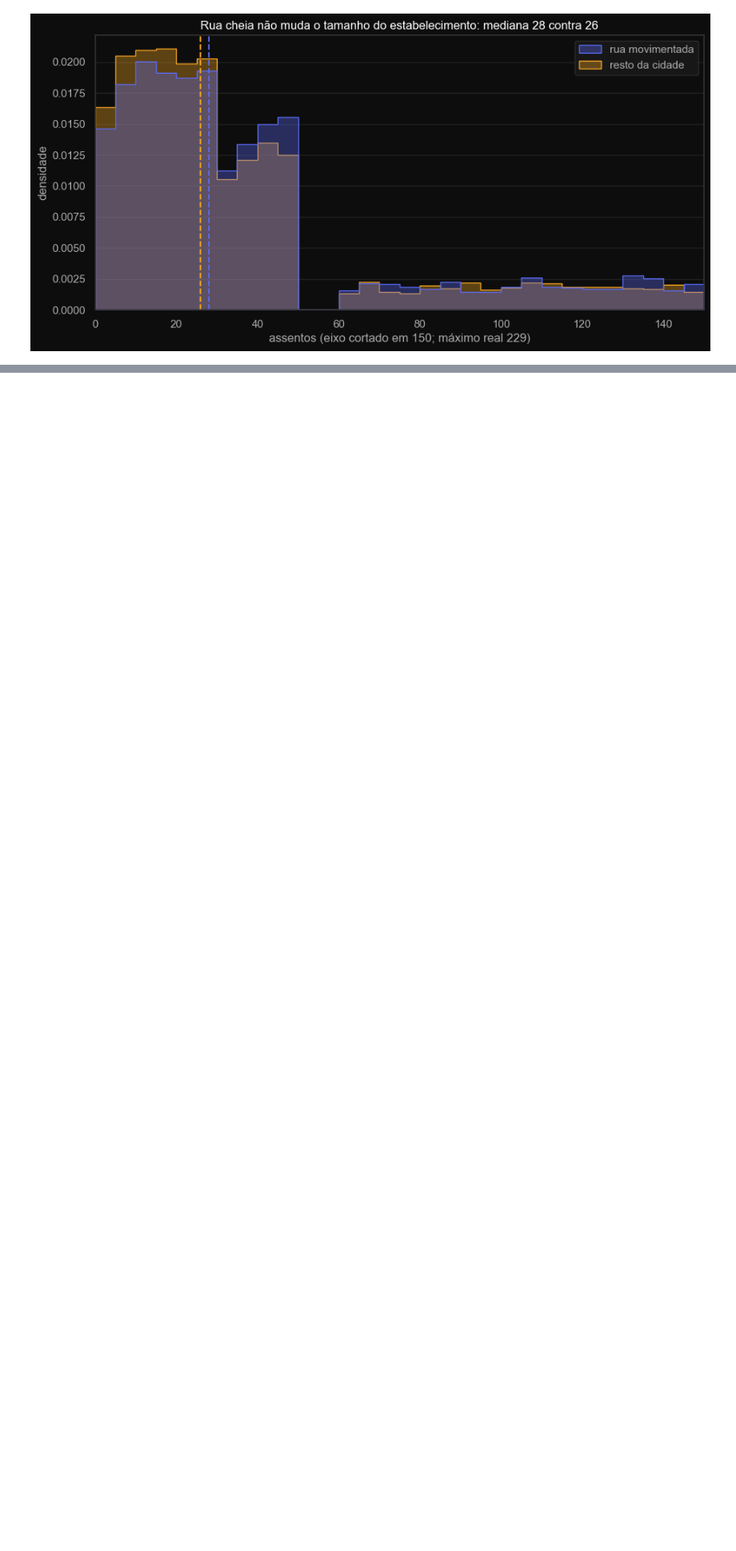
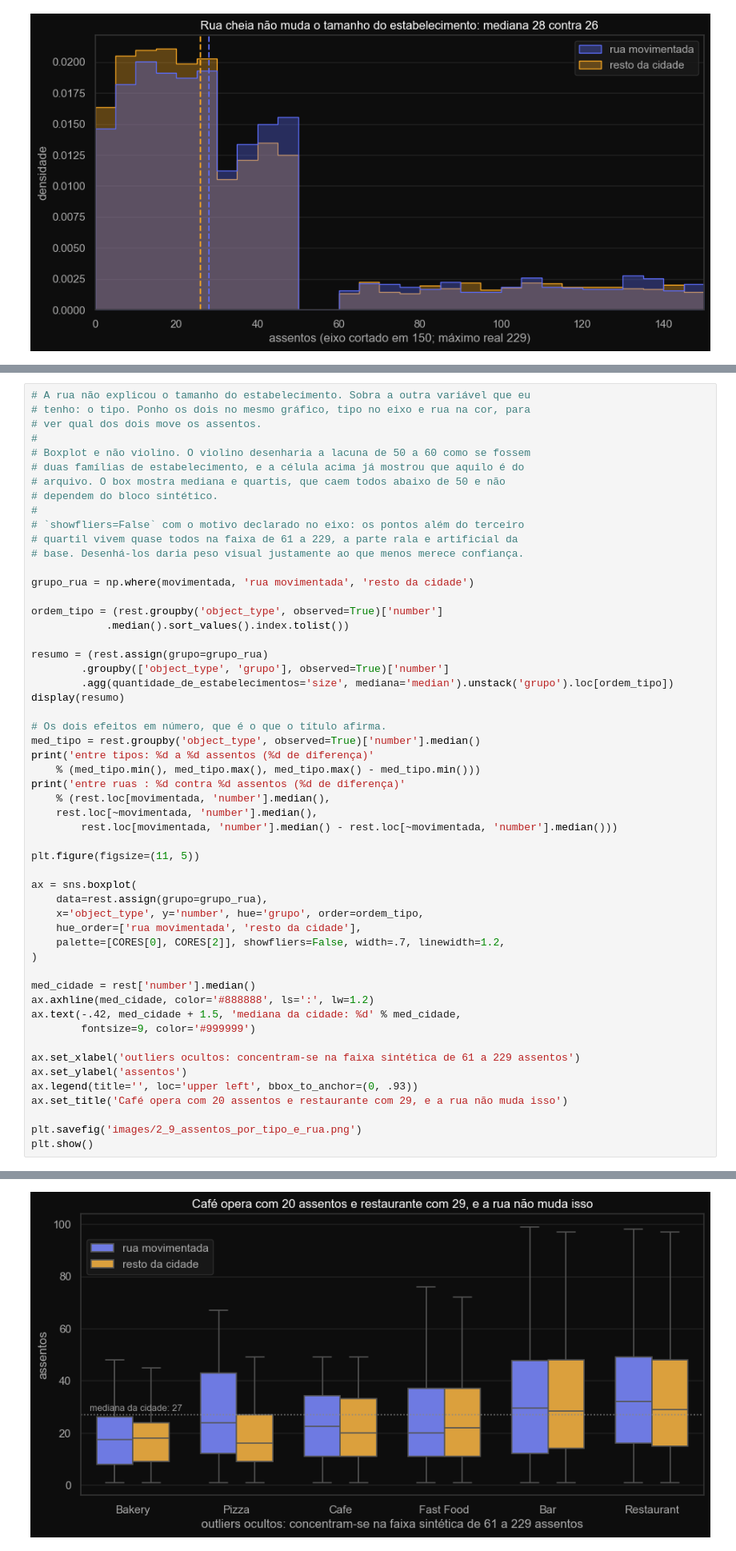
Before and after one commit to luiz19190/Sprint10-mercado-de-restaurantes-LA, a Jupyter notebook: Sprint 10 - Mercado de Restaurantes LA.ipynb, the cells around one changed output, grey strips where cells are left out. Shown at 80% size. Cells and saved outputs as stored; diff of their text form; blank space fills up the shorter version.

```diff
--- a/Sprint 10 - Mercado de Restaurantes LA.ipynb
+++ b/Sprint 10 - Mercado de Restaurantes LA.ipynb
@@ -2862,0 +2882,55 @@ print('  listas idênticas:', ausentes_cru == ausentes,
+# %%
+# A rua não explicou o tamanho do estabelecimento. Sobra a outra variável que eu
+# tenho: o tipo. Ponho os dois no mesmo gráfico, tipo no eixo e rua na cor, para
+# ver qual dos dois move os assentos.
+#
+# Boxplot e não violino. O violino desenharia a lacuna de 50 a 60 como se fossem
+# duas famílias de estabelecimento, e a célula acima já mostrou que aquilo é do
+# arquivo. O box mostra mediana e quartis, que caem todos abaixo de 50 e não
+# dependem do bloco sintético.
+#
+# `showfliers=False` com o motivo declarado no eixo: os pontos além do terceiro
+# quartil vivem quase todos na faixa de 61 a 229, a parte rala e artificial da
+# base. Desenhá-los daria peso visual justamente ao que menos merece confiança.
+
+grupo_rua = np.where(movimentada, 'rua movimentada', 'resto da cidade')
+
+ordem_tipo = (rest.groupby('object_type', observed=True)['number']
+            .median().sort_values().index.tolist())
+
+resumo = (rest.assign(grupo=grupo_rua)
+        .groupby(['object_type', 'grupo'], observed=True)['number']
+        .agg(quantidade_de_estabelecimentos='size', mediana='median').unstack('grupo').loc[ordem_tipo])
+display(resumo)
+
+# Os dois efeitos em número, que é o que o título afirma.
+med_tipo = rest.groupby('object_type', observed=True)['number'].median()
+print('entre tipos: %d a %d assentos (%d de diferença)'
+    % (med_tipo.min(), med_tipo.max(), med_tipo.max() - med_tipo.min()))
+print('entre ruas : %d contra %d assentos (%d de diferença)'
+    % (rest.loc[movimentada, 'number'].median(),
+    rest.loc[~movimentada, 'number'].median(),
+        rest.loc[movimentada, 'number'].median() - rest.loc[~movimentada, 'number'].median()))
+
+plt.figure(figsize=(11, 5))
+
+ax = sns.boxplot(
+    data=rest.assign(grupo=grupo_rua),
+    x='object_type', y='number', hue='grupo', order=ordem_tipo,
+    hue_order=['rua movimentada', 'resto da cidade'],
+    palette=[CORES[0], CORES[2]], showfliers=False, width=.7, linewidth=1.2,
+)
+
+med_cidade = rest['number'].median()
+ax.axhline(med_cidade, color='#888888', ls=':', lw=1.2)
+ax.text(-.42, med_cidade + 1.5, 'mediana da cidade: %d' % med_cidade,
+        fontsize=9, color='#999999')
+
+ax.set_xlabel('outliers ocultos: concentram-se na faixa sintética de 61 a 229 assentos')
+ax.set_ylabel('assentos')
+ax.legend(title='', loc='upper left', bbox_to_anchor=(0, .93))
+ax.set_title('Café opera com 20 assentos e restaurante com 29, e a rua não muda isso')
+
+plt.savefig('images/2_9_assentos_por_tipo_e_rua.png')
+plt.show()
+# %% [output]
@@ -2863,3 +2948,4 @@ print('  listas idênticas:', ausentes_cru == ausentes,
+[figure, added]
 # %% [markdown]
 **📝 Conclusão 2.9 — assentos nas ruas movimentadas:**
 
```
Also changed, not shown: parts of 5 cells of this notebook, 4 other files.
